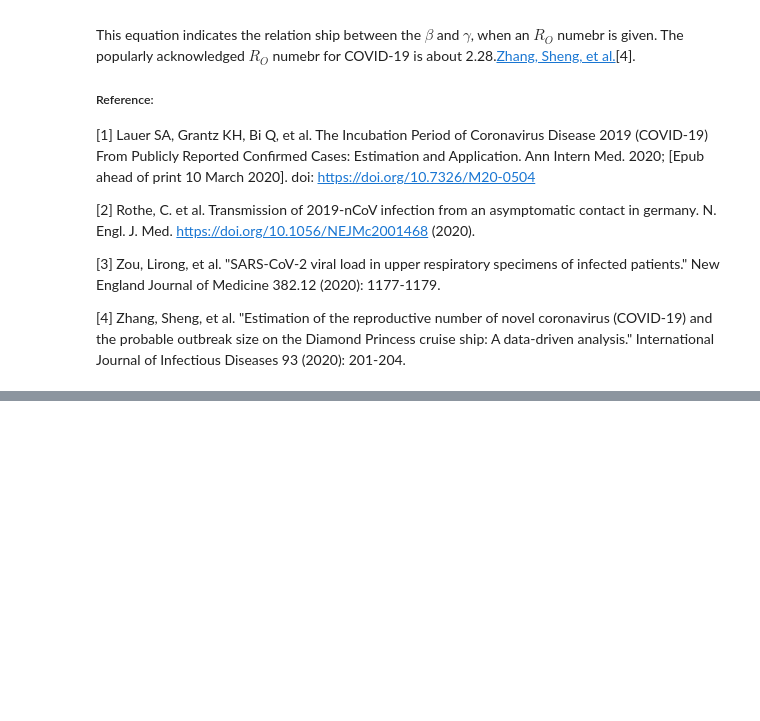
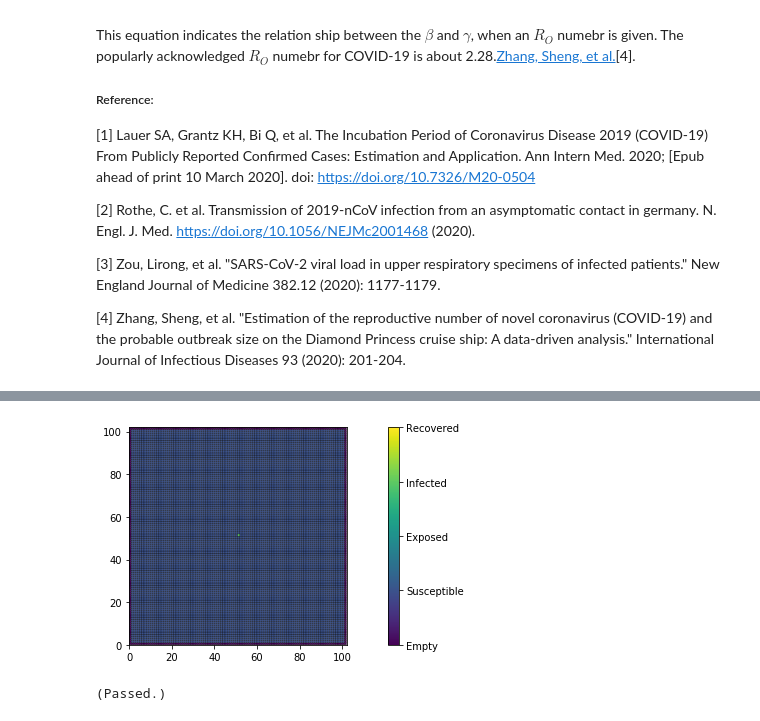
Before and after one commit to MUYANGGUO/COVID19-Simulation, a Jupyter notebook: Models_Notebooks/part0--ca.ipynb, the cells around one changed output, grey strips where cells are left out. Cells and saved outputs as stored; diff of their text form; code cells hidden in the pictures; blank space fills up the shorter version.

```diff
--- a/Models_Notebooks/part0--ca.ipynb
+++ b/Models_Notebooks/part0--ca.ipynb
@@ -155,0 +194,38 @@ This equation indicates the relation ship between the $\beta$ and $\gamma$, when
+# %%
+def plot_initial (G, vmin=EMPTY, vmax=RECOVERED, values="states"):
+    """A helper routine to visualize a 2-D world."""
+    # Set color range
+    assert values in ["states", "bool"]
+    if values == "states":
+        vticks = range (vmin, vmax+1)
+        vlabels = ['Empty', 'Susceptible','Exposed','Infected','Recovered']
+    else:
+        vticks = [0, 1]
+        vlabels = ['False (0)', 'True (1)']
+
+    m, n = G.shape[0]-2, G.shape[1]-2
+    plt.pcolor (G, vmin=vmin, vmax=vmax, edgecolor='black')
+    cb = plt.colorbar ()
+    cb.set_ticks (vticks)
+    cb.set_ticklabels (vlabels)
+    plt.axis ('square')
+    plt.axis ([0, m+2, 0, n+2])
+
+# Create an empty world at time t=0
+N = 100
+initial_test = create_world (N)
+plot_initial (initial_test)
+# %% [output]
+[figure, added]
+# %%
+
+assert initial_test.shape == (N+2, N+2)
+assert np.sum (initial_test) == ((4*N+4)*EMPTY + INFECTED)
+assert len (np.where (initial_test == INFECTED)[0]) == 1
+
+i_mid = int ((N+2) / 2)
+assert initial_test[i_mid, i_mid] == INFECTED
+
+print ("\n(Passed.)")
+# %% [output]
+(Passed.)
```
Also changed, not shown: parts of 2 cells of this notebook.
